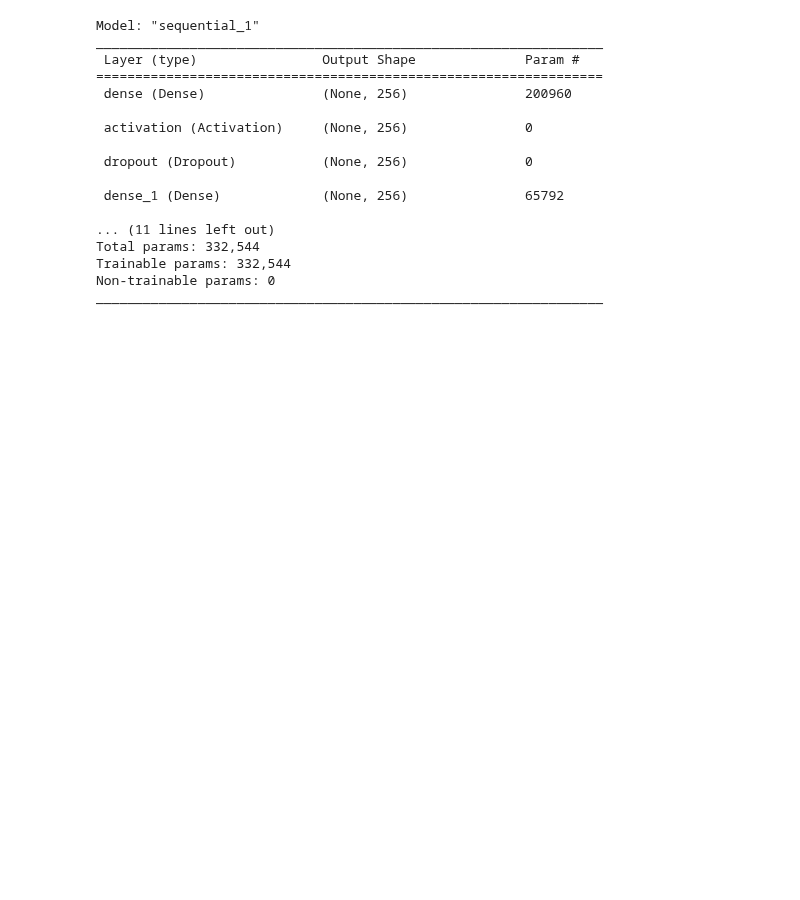
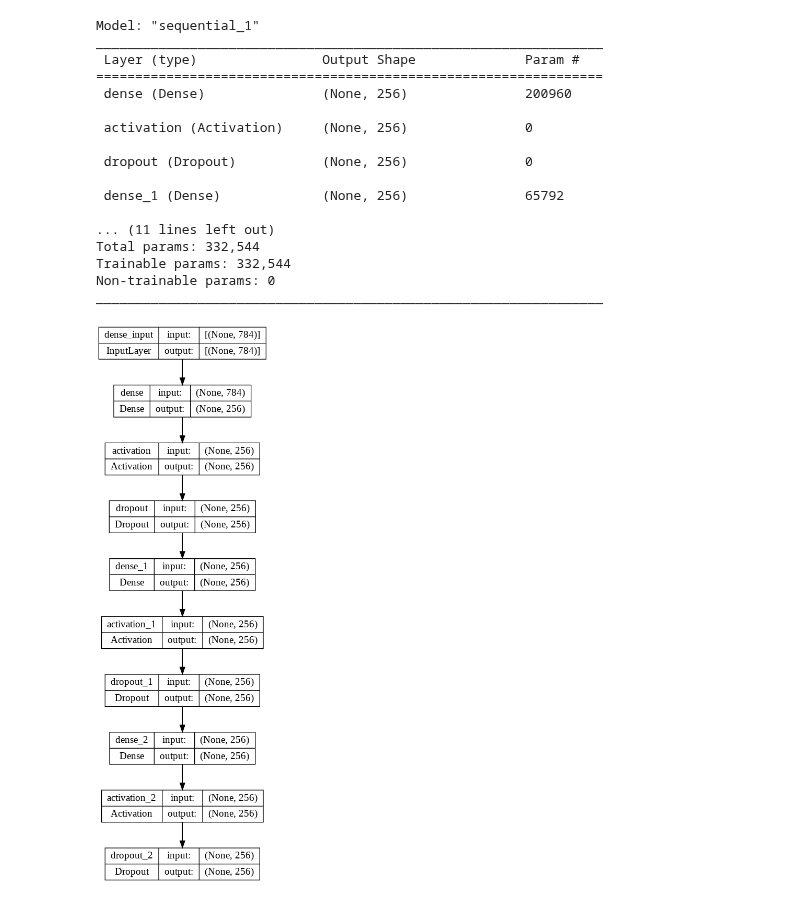
Before and after one commit to Petint/AI-and-DS, a Jupyter notebook: AI-1/ai-1.ipynb, the cells around one changed output. Saved outputs shown, nothing was run; the diff lists cells and outputs as text; code cells hidden in the pictures; blank space fills up the shorter version.

```diff
--- a/AI-1/ai-1.ipynb
+++ b/AI-1/ai-1.ipynb
@@ -90,3 +90,7 @@ Total params: 332,544
 Trainable params: 332,544
 Non-trainable params: 0
 _________________________________________________________________
+# %%
+plot_model(model, show_shapes=True)
+# %% [output]
+[figure, added]
```
